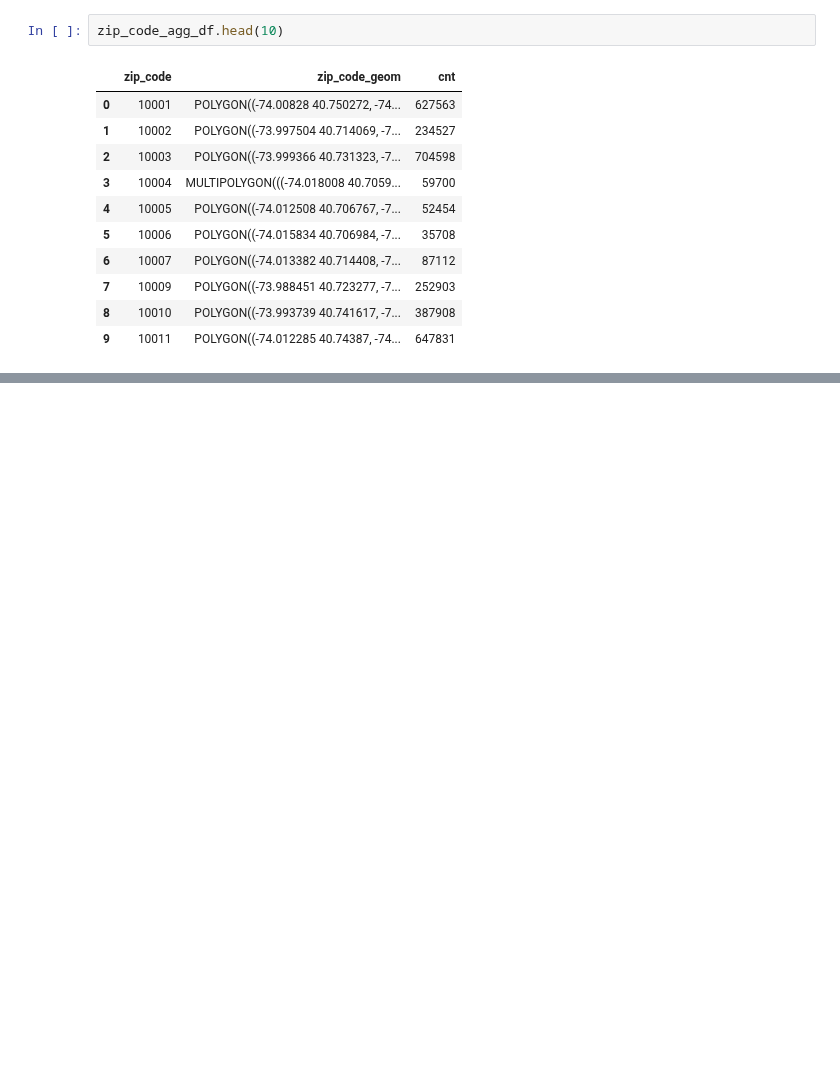
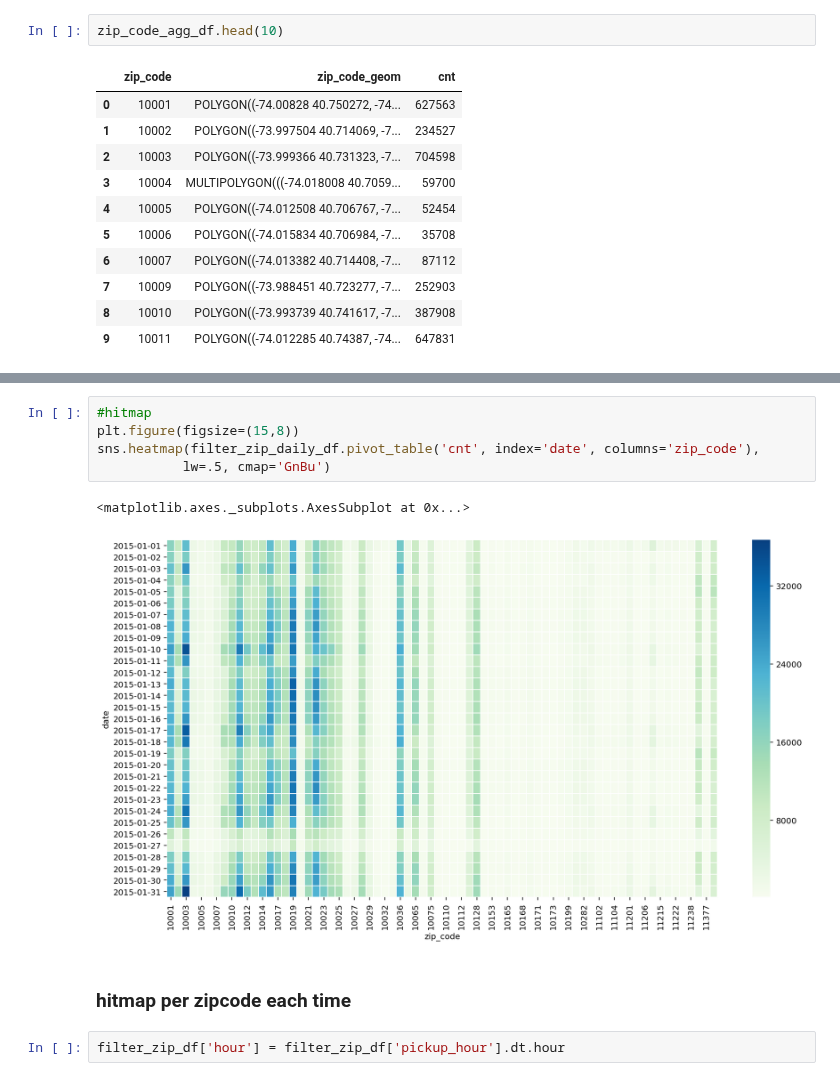
Before and after one commit to YoungJae-Hur/Data-science, a Jupyter notebook: project-NY-taxi-prediction/2. NY Taxi data - Exploratory Data Analysis (EDA) by location.ipynb, the cells around one changed output, grey strips where cells are left out. Saved outputs shown, nothing was run; the diff lists cells and outputs as text; blank space fills up the shorter version.

```diff
--- a/project-NY-taxi-prediction/2. NY Taxi data - Exploratory Data Analysis (EDA) by location.ipynb
+++ b/project-NY-taxi-prediction/2. NY Taxi data - Exploratory Data Analysis (EDA) by location.ipynb
@@ -128,0 +330,12 @@ zip_code_agg_df.head(10)
+# %%
+#hitmap
+plt.figure(figsize=(15,8))
+sns.heatmap(filter_zip_daily_df.pivot_table('cnt', index='date', columns='zip_code'),
+           lw=.5, cmap='GnBu')
+# %% [output]
+<matplotlib.axes._subplots.AxesSubplot at 0x...>
+[figure, added]
+# %% [markdown]
+### hitmap per zipcode each time
+# %%
+filter_zip_df['hour'] = filter_zip_df['pickup_hour'].dt.hour
```
Also changed, not shown: parts of 25 cells of this notebook.
